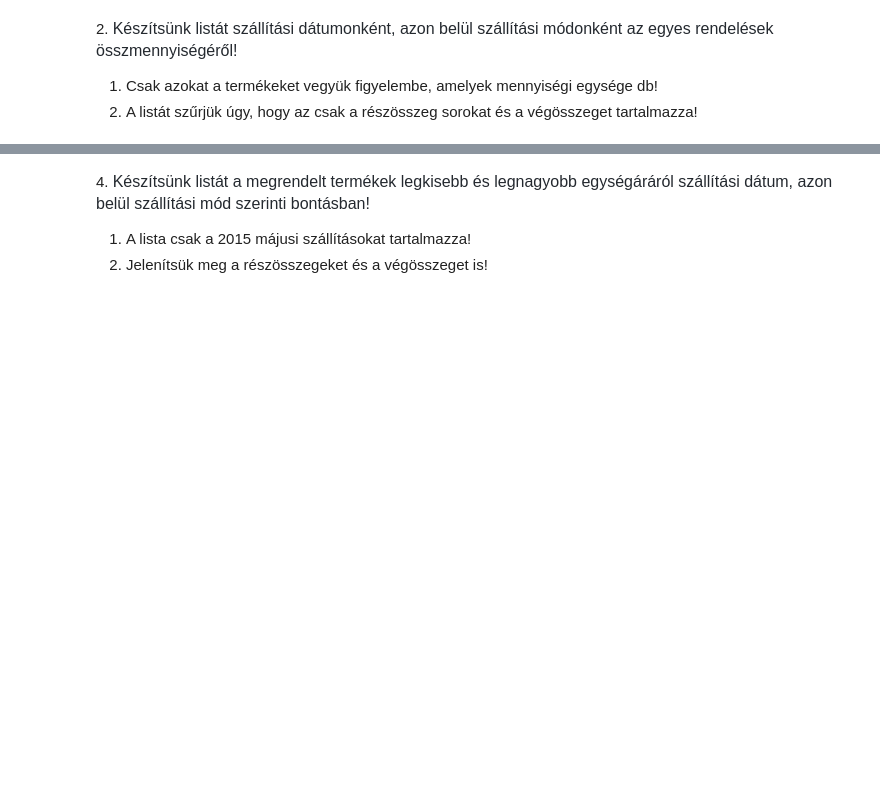
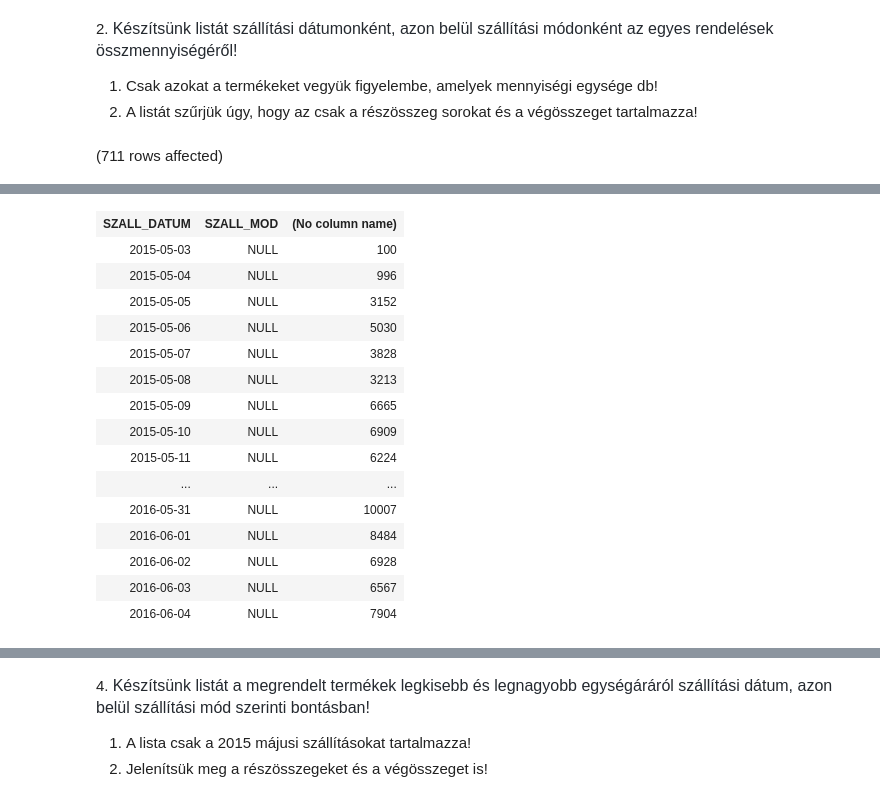
Before and after one commit to ChubbyP1/adatbazis_bce, a Jupyter notebook: gyakorlat05_feladatok.ipynb, the cells around one changed output, grey strips where cells are left out. Saved outputs shown, nothing was run; the diff lists cells and outputs as text; code cells hidden in the pictures; blank space fills up the shorter version.

````diff
--- a/gyakorlat05_feladatok.ipynb
+++ b/gyakorlat05_feladatok.ipynb
@@ -20,3 +20,16 @@ Total execution time: 00:00:00.018
 
 1. Csak azokat a termékeket vegyük figyelembe, amelyek mennyiségi egysége db!
 2. A listát szűrjük úgy, hogy az csak a részösszeg sorokat és a végösszeget tartalmazza!
+# %%
+-- Rendelés, rendelés_tétel, termék táblák kellenek
+SELECT  r.SZALL_DATUM,
+        r.SZALL_MOD,
+        SUM(rt.MENNYISEG)
+FROM    Rendeles r JOIN Rendeles_tetel rt ON r.SORSZAM = rt.SORSZAM
+                   JOIN Termek t ON rt.TERMEKKOD = t.TERMEKKOD
+WHERE t.MEGYS = 'db'
+GROUP BY ROLLUP(r.SZALL_DATUM, R.SZALL_MOD)
+HAVING GROUPING_ID(r.SZALL_DATUM, R.SZALL_MOD) > 0
+-- GROUPING_ID ha összegzés (rész vagy végösszeg) akkor nagyobb mint 0-át ad
+# %% [output]
+(711 rows affected)
@@ -23,3 +37,19 @@ Total execution time: 00:00:00.018
+| SZALL_DATUM | SZALL_MOD | (No column name) |
+| 2015-05-03 | NULL | 100 |
+| 2015-05-04 | NULL | 996 |
+| 2015-05-05 | NULL | 3152 |
+| 2015-05-06 | NULL | 5030 |
+| 2015-05-07 | NULL | 3828 |
+| 2015-05-08 | NULL | 3213 |
+| 2015-05-09 | NULL | 6665 |
+| 2015-05-10 | NULL | 6909 |
+| 2015-05-11 | NULL | 6224 |
+| ... | ... | ... |
+| 2016-05-31 | NULL | 10007 |
+| 2016-06-01 | NULL | 8484 |
+| 2016-06-02 | NULL | 6928 |
+| 2016-06-03 | NULL | 6567 |
+| 2016-06-04 | NULL | 7904 |
 # %% [markdown]
 ```
 3. Hány olyan ügyfél van, aki még nem rendelt semmit?
````
Also changed, not shown: parts of 2 cells of this notebook.
